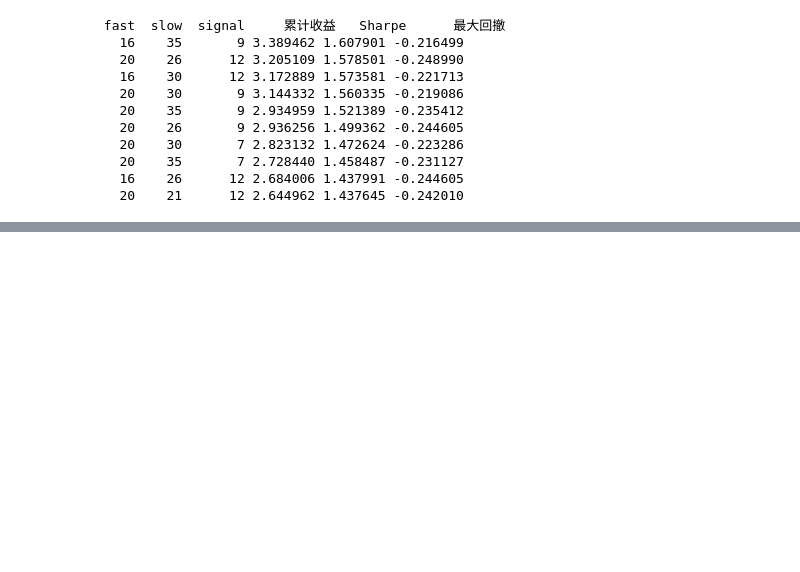
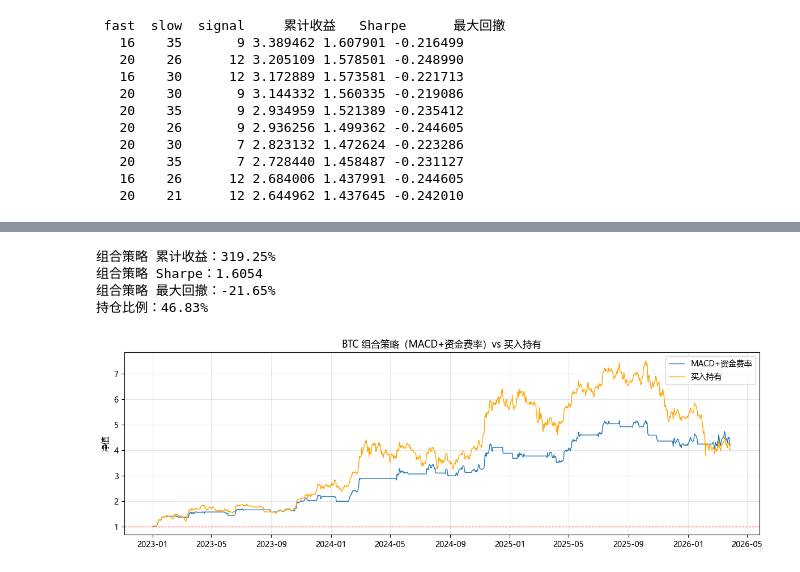
Before and after one commit to gh59/quant-research, a Jupyter notebook: 04_crypto/01_crypto_data.ipynb, the cells around one changed output, grey strips where cells are left out. Saved outputs shown, nothing was run; the diff lists cells and outputs as text; code cells hidden in the pictures; blank space fills up the shorter version.

```diff
--- a/04_crypto/01_crypto_data.ipynb
+++ b/04_crypto/01_crypto_data.ipynb
@@ -344,0 +753,50 @@ print(df_results.head(10).to_string(index=False))
+# %%
+# 组合策略：MACD + 资金费率双重过滤
+ema_fast = close_btc.ewm(span=16, adjust=False).mean()
+ema_slow = close_btc.ewm(span=35, adjust=False).mean()
+macd_line = ema_fast - ema_slow
+signal_line = macd_line.ewm(span=9, adjust=False).mean()
+
+macd_signal = pd.Series(0, index=close_btc.index)
+macd_signal[macd_line > signal_line] = 1
+
+funding_signal2 = pd.Series(1, index=common_dates)
+funding_signal2[funding_signal > 0.0003] = 0
+
+# 两个信号都满足才持仓
+common = macd_signal.index.intersection(funding_signal2.index)
+combined_signal = macd_signal[common] * funding_signal2[common]
+
+ret = close_btc.pct_change().dropna()
+sig = combined_signal.shift(1).dropna()
+common2 = ret.index.intersection(sig.index)
+strat_ret = ret[common2] * sig[common2]
+
+pv = (1 + strat_ret).cumprod()
+bh = (1 + ret[common2]).cumprod()
+
+total_ret = pv.iloc[-1] - 1
+sharpe = strat_ret.mean() / strat_ret.std() * np.sqrt(365)
+dd = ((pv - pv.cummax()) / pv.cummax()).min()
+
+print(f"组合策略 累计收益：{total_ret:.2%}")
+print(f"组合策略 Sharpe：{sharpe:.4f}")
+print(f"组合策略 最大回撤：{dd:.2%}")
+print(f"持仓比例：{combined_signal.mean():.2%}")
+
+plt.figure(figsize=(12, 4))
+plt.plot(pv.index, pv, linewidth=1, label="MACD+资金费率")
+plt.plot(bh.index, bh, linewidth=1, label="买入持有", color="orange")
+plt.axhline(y=1, color="red", linewidth=0.8, linestyle="--")
+plt.title("BTC 组合策略（MACD+资金费率）vs 买入持有")
+plt.ylabel("净值")
+plt.legend()
+plt.grid(True, alpha=0.3)
+plt.tight_layout()
+plt.show()
+# %% [output]
+组合策略 累计收益：319.25%
+组合策略 Sharpe：1.6054
+组合策略 最大回撤：-21.65%
+持仓比例：46.83%
+[figure, added]
```
Also changed, not shown: parts of 12 cells of this notebook, 2 other files.
